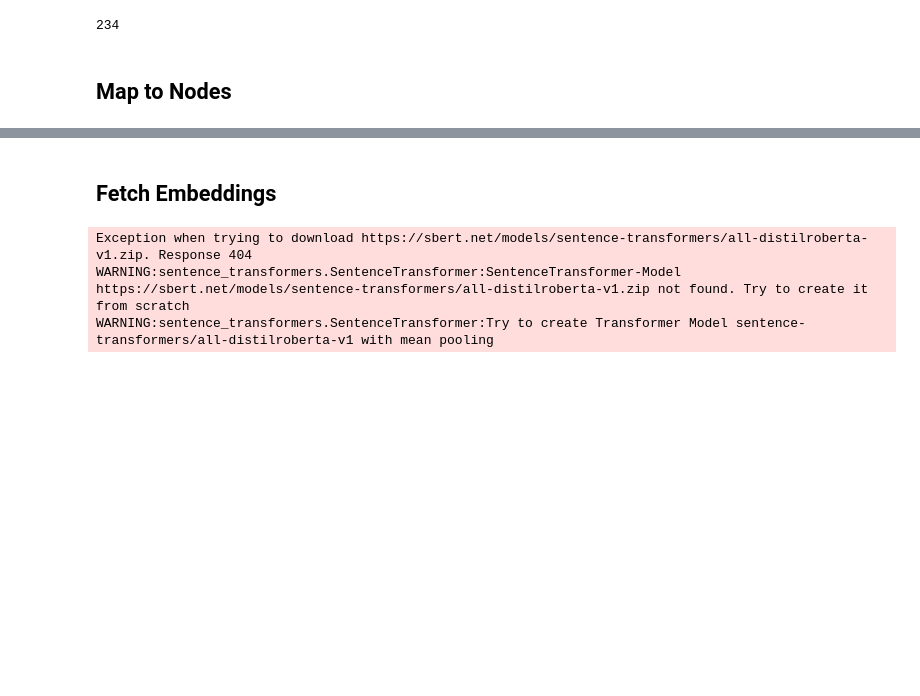
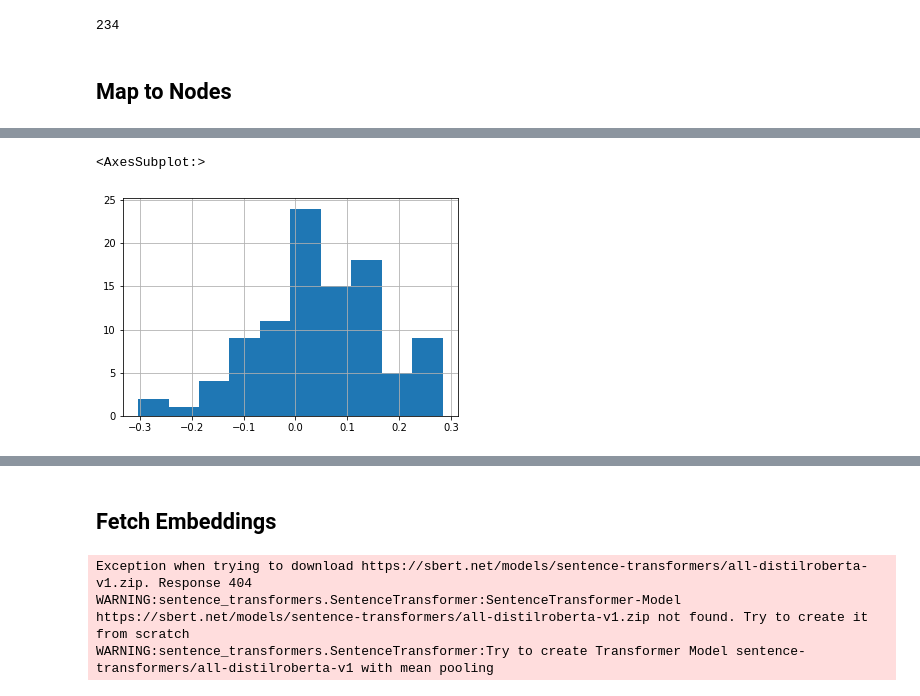
Before and after one commit to usc-isi-i2/wd-similarity, a Jupyter notebook: Analogical Proj Experiments.ipynb, the cells around one changed output, grey strips where cells are left out. Saved outputs shown, nothing was run; the diff lists cells and outputs as text; code cells hidden in the pictures; blank space fills up the shorter version.

```diff
--- a/Analogical Proj Experiments.ipynb
+++ b/Analogical Proj Experiments.ipynb
@@ -1752,0 +1816,2 @@ with open(COMPLEX_EMB_SOURCE_FILE) as complex_file:
+# %%
+sem_eval_df_og1 = sem_eval_df_og[sem_eval_df.apply(lambda p: not(p.diffArr1 is None or p.diffArr2 is None), axis=1)].reset_index().drop(columns=['index'])
@@ -1752,0 +1909,2 @@ with open(COMPLEX_EMB_SOURCE_FILE) as complex_file:
+# %%
+sem_eval_df_cosSimed_glove = sem_eval_df_og1.join(get_results(sem_eval_df_og1, model_glove))
@@ -1752,0 +1931,5 @@ with open(COMPLEX_EMB_SOURCE_FILE) as complex_file:
+# %%
+sem_eval_df_cosSimed_glove.cosSim.hist()
+# %% [output]
+<AxesSubplot:>
+[figure, added]
```
Also changed, not shown: parts of 53 cells of this notebook, 2 other files.
